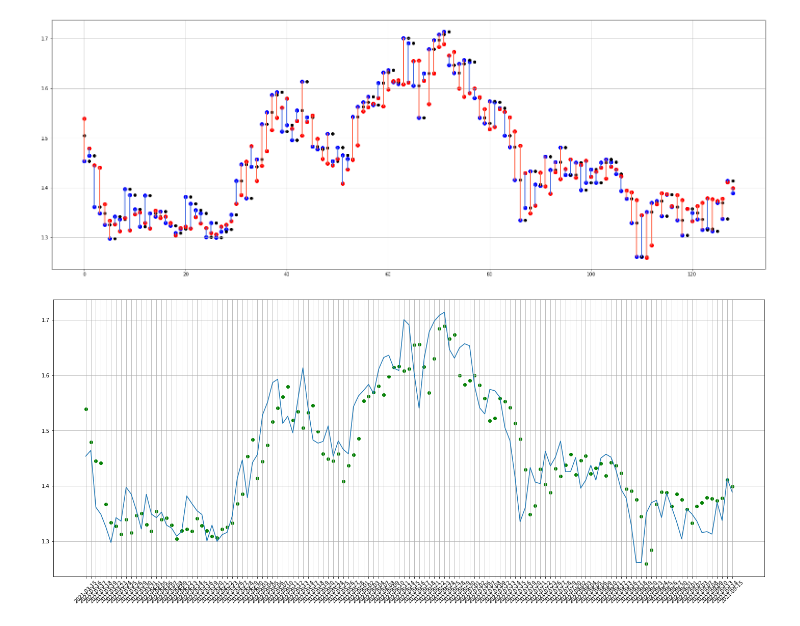
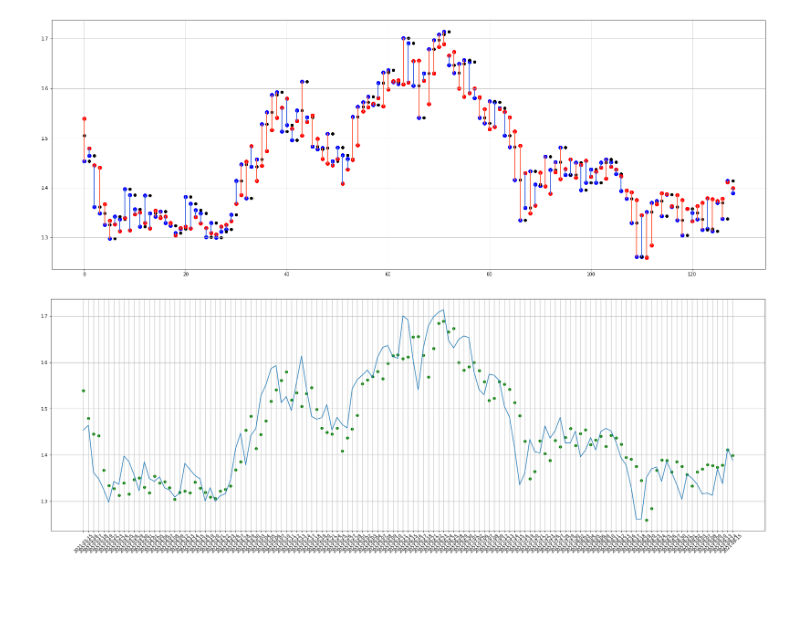
Before and after one commit to GustavoFortti/Studies-Price-Prediction-v6, a Jupyter notebook: notebooks/pred.ipynb, the cells around one changed output. Saved outputs shown, nothing was run; the diff lists cells and outputs as text; code cells hidden in the pictures; blank space fills up the shorter version.

```diff
--- a/notebooks/pred.ipynb
+++ b/notebooks/pred.ipynb
@@ -85,13 +85,13 @@ plt.show()
 # %% [output]
 [figure]
 # %%
-plt.figure(figsize=(25, 10))
+plt.figure(figsize=(30, 10))
 
 plt.plot(df['Date'], df.y, label = "y")
 plt.scatter(df['Date'], df.pred, label = "pred", color='green')
 plt.grid(True)
 plt.xticks(rotation=45)
 
 plt.show()
 # %% [output]
-[figure, old version]
+[figure, new version]
```
Also changed, not shown: 5 other files.
